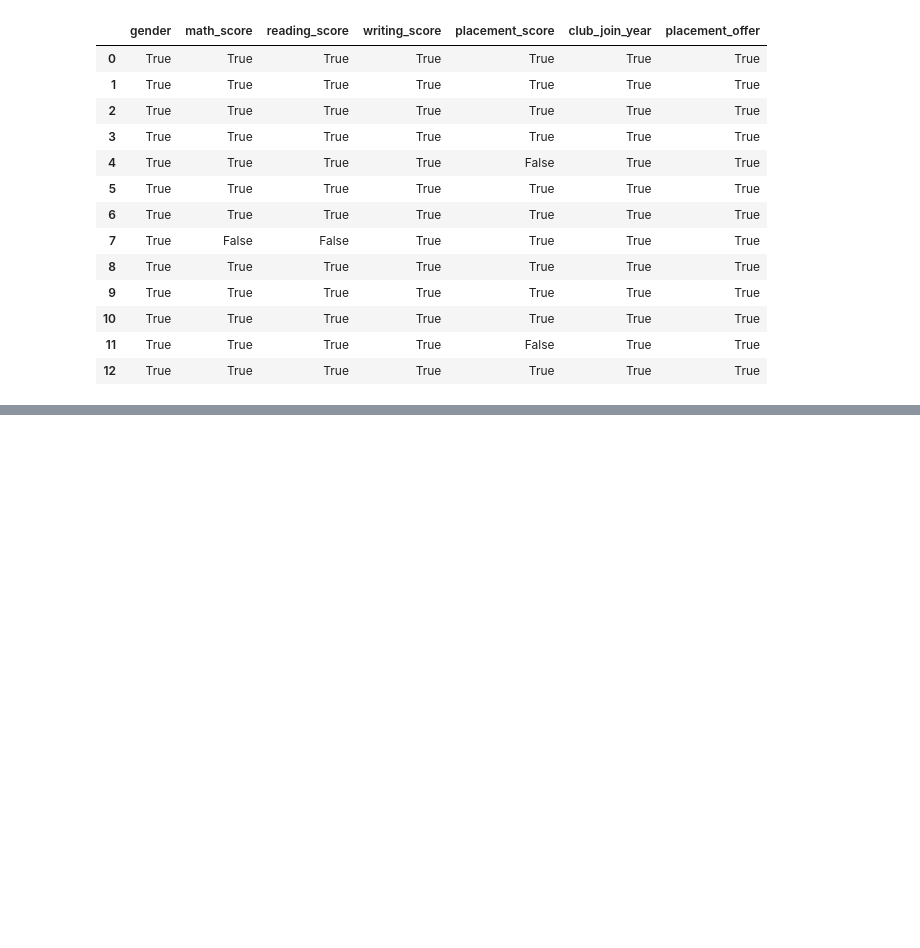
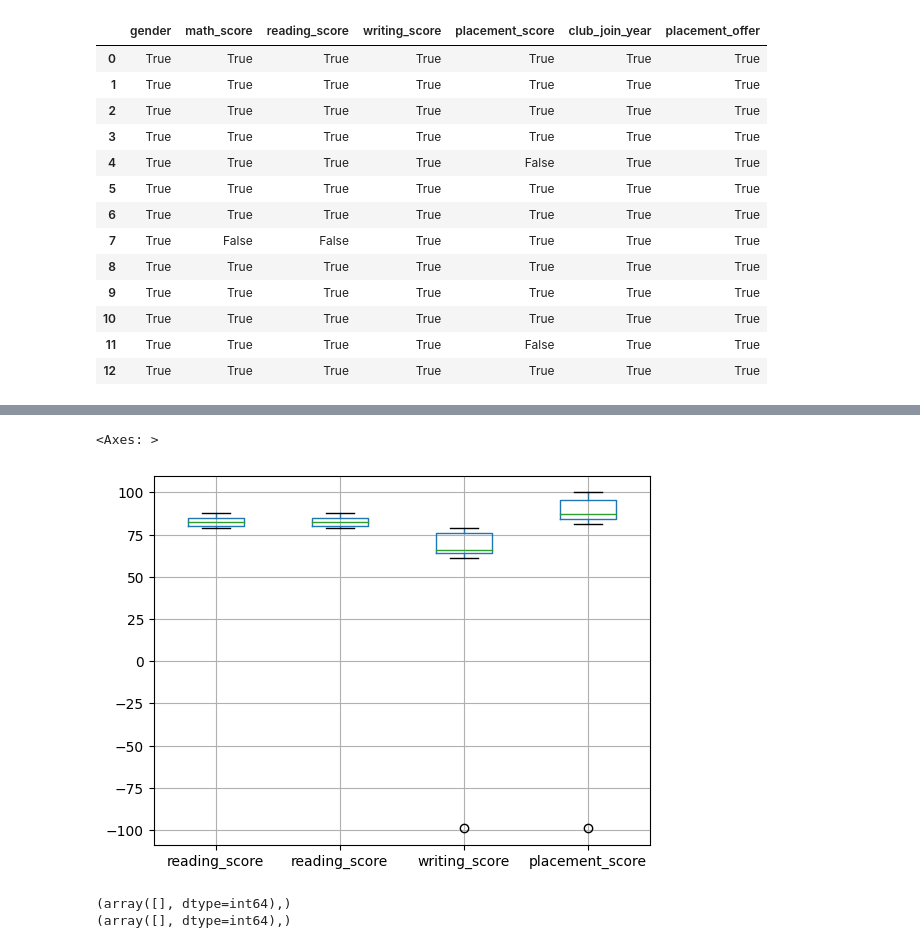
Before and after one commit to arjun-kadam/Data-Science-College-Work, a Jupyter notebook: Assingment2.ipynb, the cells around one changed output, grey strips where cells are left out. Drawn from its saved outputs; the diff is of its cells as text; code cells hidden in the pictures; blank space fills up the shorter version.

```diff
--- a/Assingment2.ipynb
+++ b/Assingment2.ipynb
@@ -203,0 +76,6 @@ df4.dropna(axis=1)
+# %%
+from sklearn.preprocessing import LabelEncoder
+le = LabelEncoder ()
+df['gender'] = le.fit_transform(df['gender'])
+newdf=df
+df
@@ -203,0 +97,3 @@ df4.dropna(axis=1)
+# %%
+df['gender'].replace({1: "male", 0: "female"}, inplace=True)
+df
@@ -203,0 +133,4 @@ df4.dropna(axis=1)
+# %%
+m_v=df['reading_score'].mean()
+df['reading_score'].fillna(value=m_v, inplace=True)
+df
@@ -203,0 +232,12 @@ df4.dropna(axis=1)
+# %%
+col =['reading_score', 'reading_score', 'writing_score', 'placement_score']
+df.boxplot(col)
+# %% [output]
+<Axes: >
+[figure, added]
+# %%
+print(np.where(df['reading_score']>90))
+print(np.where(df['writing_score']>90))
+# %% [output]
+(array([], dtype=int64),)
+(array([], dtype=int64),)
```
Also changed, not shown: parts of 52 cells of this notebook, 4 other files.
